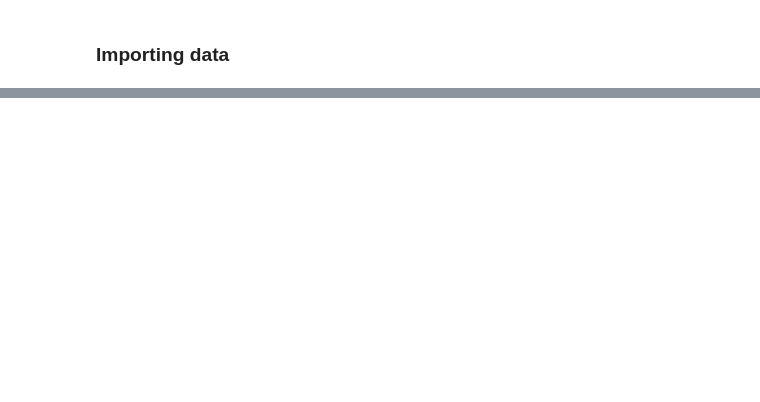
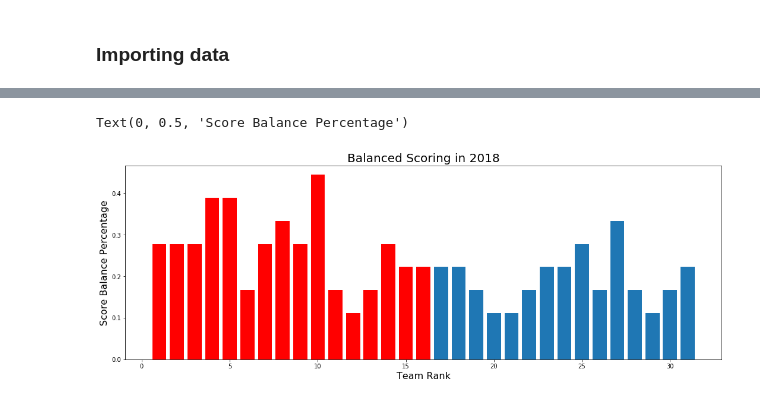
Before and after one commit to cmanley10/Predicting-NHL-Team-Success, a Jupyter notebook: EDA and Feature Engineering.ipynb, the cells around one changed output, grey strips where cells are left out. Cells and saved outputs as stored; diff of their text form; code cells hidden in the pictures; blank space fills up the shorter version.

```diff
--- a/EDA and Feature Engineering.ipynb
+++ b/EDA and Feature Engineering.ipynb
@@ -303,0 +169,5 @@ correlations = team_stats.drop(['is_champ', 'team'], axis=1).apply(lambda x: x.c
+# %%
+full_df = team_stats.drop(['average_age', 'losses_ot', 'shots_against',
+                 'shots', 'wins_shootout', 'opp_goals_sh', 'total_goals_per_game',
+                 'goals_sh', 'chances_pp', 'pen_min_per_game',
+                 'losses_shootout', 'pen_min_per_game_opp', 'opp_chances_pp'], axis=1)
@@ -303,0 +257,12 @@ correlations = team_stats.drop(['is_champ', 'team'], axis=1).apply(lambda x: x.c
+# %%
+score_balance_pct_2018 = df_builder(skater_2018, 2018)
+score_balance_pct_2017 = df_builder(skater_2017, 2017)
+score_balance_pct_2016 = df_builder(skater_2016, 2016)
+score_balance_pct_2015 = df_builder(skater_2015, 2015)
+score_balance_pct_2014 = df_builder(skater_2014, 2014)
+score_balance_pct_2013 = df_builder(skater_2013, 2013)
+score_balance_pct_2012 = df_builder(skater_2012, 2012)
+score_balance_pct_2011 = df_builder(skater_2011, 2011)
+score_balance_pct_2010 = df_builder(skater_2010, 2010)
+score_balance_pct_2009 = df_builder(skater_2009, 2009)
+score_balance_pct_2008 = df_builder(skater_2008, 2008)
@@ -393,0 +388,14 @@ for player in top_scorers_2018:
+# %%
+df_2018 = full_df[full_df['year'] == 2018]
+df_2018_playoffs = df_2018[df_2018['rank'] <= 16]
+df_2018_bottom = df_2018[df_2018['rank'] > 16]
+
+plt.figure(figsize=(18,6))
+bar1 = plt.bar(x = df_2018_playoffs['rank'], height = df_2018_playoffs['score_balance_pct'], color='r')
+bar2 = plt.bar(x = df_2018_bottom['rank'], height = df_2018_bottom['score_balance_pct'])
+plt.title('Balanced Scoring in 2018', fontsize=20)
+plt.xlabel('Team Rank', fontsize=16)
+plt.ylabel('Score Balance Percentage', fontsize=16)
+# %% [output]
+Text(0, 0.5, 'Score Balance Percentage')
+[figure, added]
```
Also changed, not shown: parts of 149 cells of this notebook, 20 other files.
